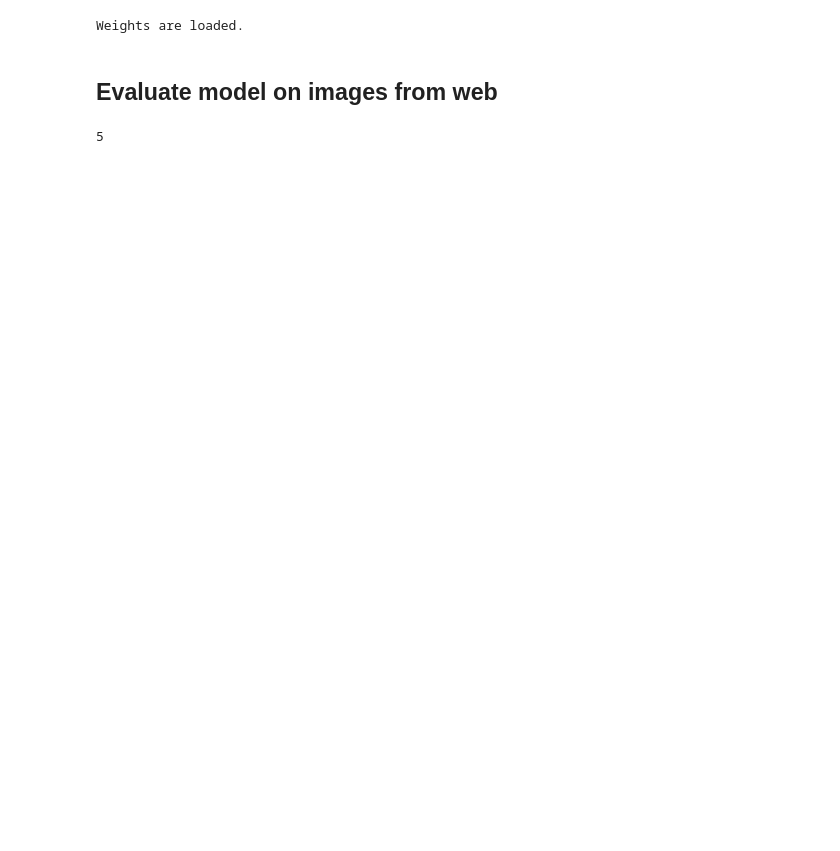
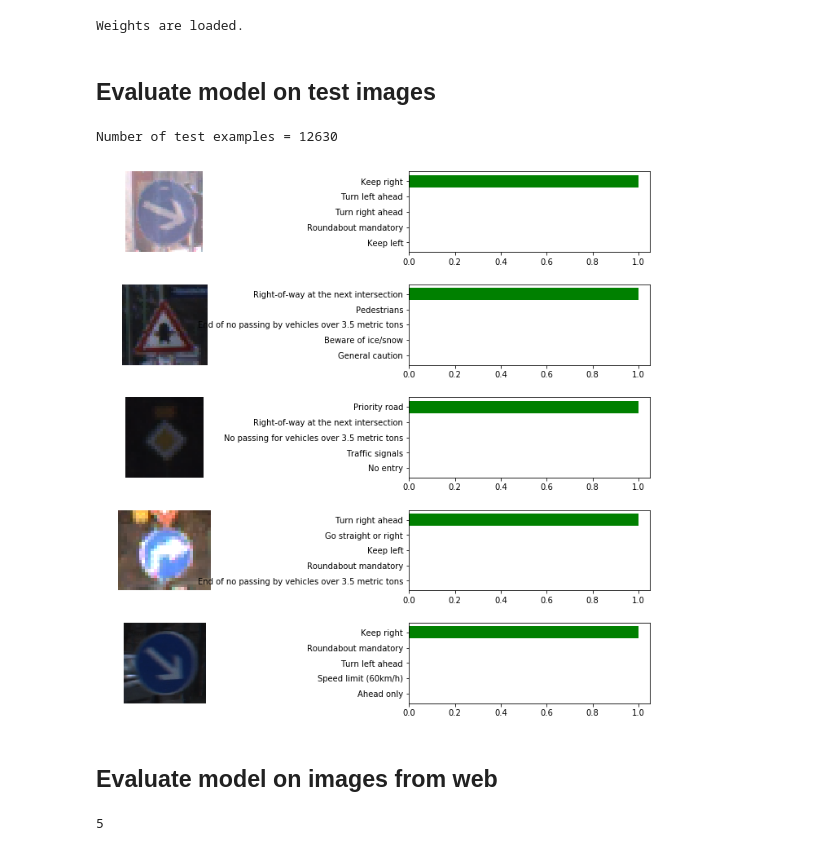
Before and after one commit to yevtu/traffic_signs_recognition, a Jupyter notebook: pipeline.ipynb, the cells around one changed output. Drawn from its saved outputs; the diff is of its cells as text; code cells hidden in the pictures; blank space fills up the shorter version.

```diff
--- a/pipeline.ipynb
+++ b/pipeline.ipynb
@@ -146,3 +165,12 @@ except OSError:
         ])
 # %% [output]
 Weights are loaded.
+# %% [markdown]
+## Evaluate model on test images
+# %%
+test_paths = [os.path.join(root, f).replace('\\', '/')
+              for root, _, files in os.walk(test_path)
+              for f in files if f.endswith('.ppm')]
+print('Number of test examples =', len(test_paths))
+# %% [output]
+Number of test examples = 12630
@@ -149,3 +190,34 @@ Weights are loaded.
+# %%
+imgpaths = np.random.choice(test_paths, 5)
+images = []
+for path in imgpaths:
+    images.append(cv2.cvtColor(cv2.imread(path), cv2.COLOR_BGR2RGB))
+# %%
+processed_images = np.zeros((len(images), 32, 32, 3))
+for i, path in enumerate(imgpaths):
+    processed_images[i] = get_image(path)
+predictions = model.predict_on_batch(processed_images)
+# %%
+gs = gridspec.GridSpec(len(images), 2, width_ratios=[4, 2])
+gs.update(wspace=0.01, hspace=0.4)
+plt.figure(figsize=(16, 12))
+
+for i in range(len(images)):
+    ax = plt.subplot(gs[i, 0])
+    ax.set_aspect('equal')
+    plt.imshow(images[i])
+    plt.axis('off')
+
+    signs, probs = get_top_n(predictions[i], sign_names)
+
+    ax = plt.subplot(gs[i, 1])
+    y_pos = np.arange(len(signs))
+    ax.set_yticks(y_pos)
+    ax.set_yticklabels(signs)
+    ax.barh(y_pos, probs, align='center', color='green')
+    ax.invert_yaxis()
+# %% [output]
+[figure, added]
 # %% [markdown]
 ## Evaluate model on images from web
 # %%
```
Also changed, not shown: parts of 31 cells of this notebook.
